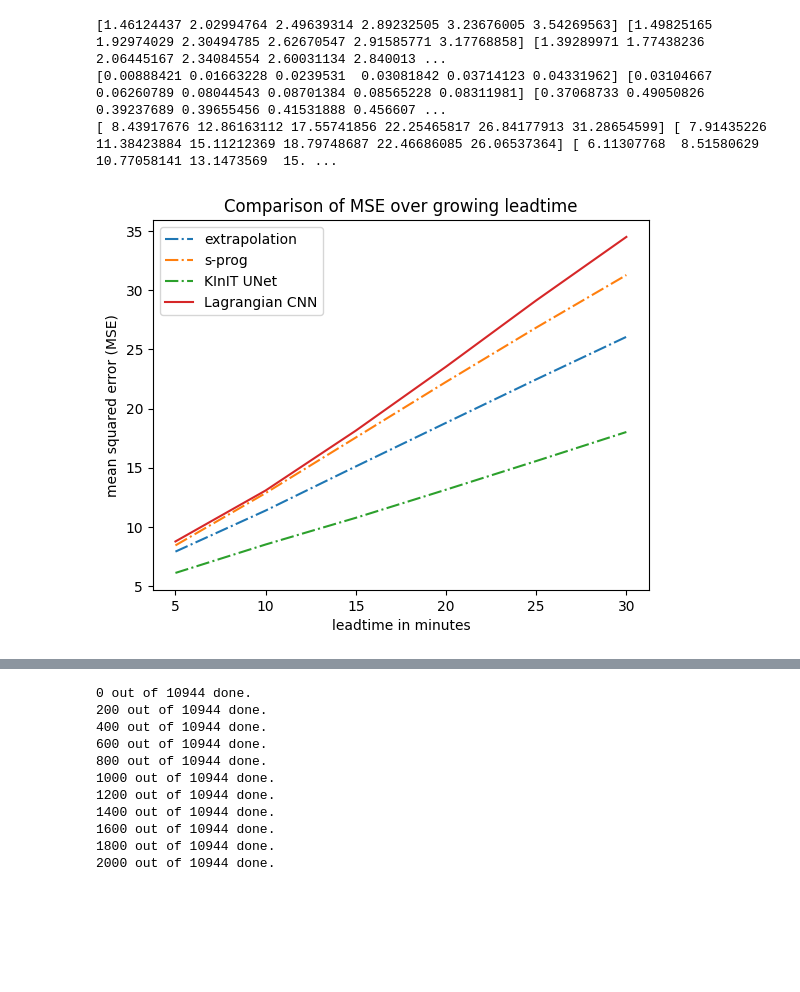
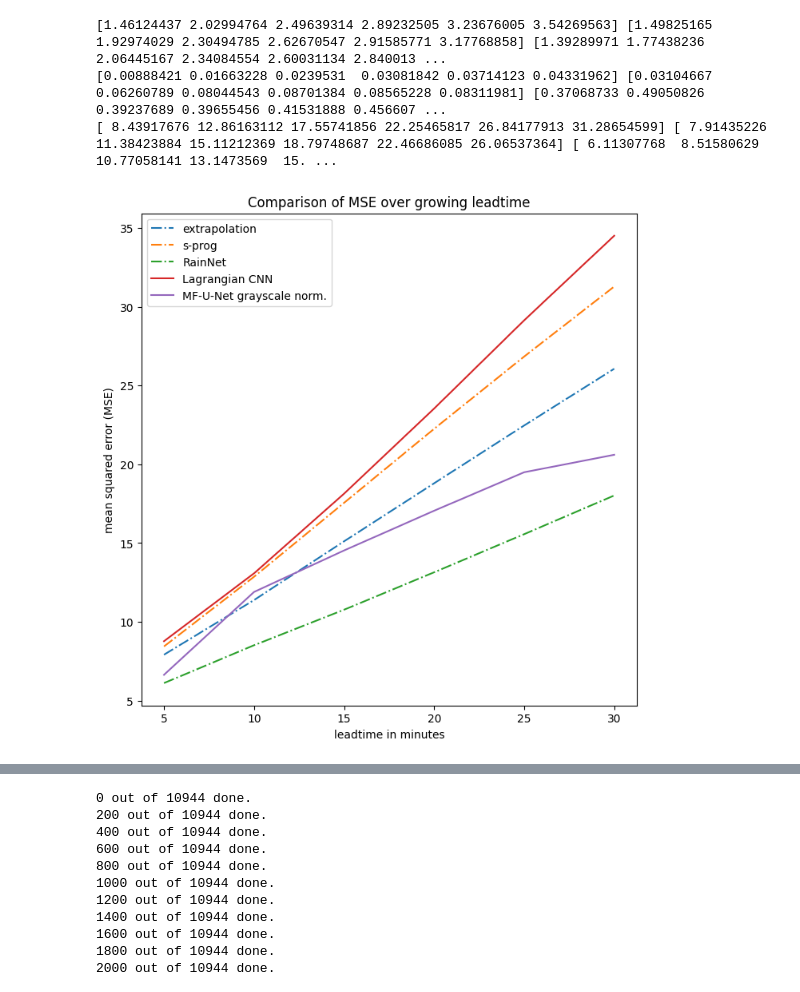
Before and after one commit to kinit-sk/softec-lagrangian-nowcasting, a Jupyter notebook: evaluation.ipynb, the cells around one changed output, grey strips where cells are left out. Drawn from its saved outputs; the diff is of its cells as text; code cells hidden in the pictures; blank space fills up the shorter version.

Commit message:
Regularized RMSE loss experiments

```diff
--- a/evaluation.ipynb
+++ b/evaluation.ipynb
@@ -38,7 +41,7 @@ def arr_reconstruct_uint8(
     arr = (arr - 64) / 2.0
     return arr
 # %%
-# calculate MAE and ME and MSE
+# camfulate MAE and ME and MSE
 leadtimes = range(6)
 
 def MSE(A, B):
@@ -57,22 +60,29 @@ tot_MSE_ep = np.zeros((len(targets),6), dtype=np.float64)
 tot_MAE_nn = np.zeros((len(targets),6), dtype=np.float64)
 tot_ME_nn = np.zeros((len(targets),6), dtype=np.float64)
 tot_MSE_nn = np.zeros((len(targets),6), dtype=np.float64)
-tot_MAE_lc = np.zeros((len(targets),6), dtype=np.float64)
+tot_MAE_mf = np.zeros((len(targets),6), dtype=np.float64)
 tot_ME_lc = np.zeros((len(targets),6), dtype=np.float64)
 tot_MSE_lc = np.zeros((len(targets),6), dtype=np.float64)
 tot_MAE_mf = np.zeros((len(targets),6), dtype=np.float64)
 tot_ME_mf = np.zeros((len(targets),6), dtype=np.float64)
 tot_MSE_mf = np.zeros((len(targets),6), dtype=np.float64)
+tot_MAE_mf_gs = np.zeros((len(targets),6), dtype=np.float64)
+tot_ME_mf_gs = np.zeros((len(targets),6), dtype=np.float64)
+tot_MSE_mf_gs = np.zeros((len(targets),6), dtype=np.float64)
 
-with h5py.File(lc_path, 'r') as lf, h5py.File(nn_path, 'r') as nf:
+with h5py.File(lc_path, 'r') as lf, h5py.File(nn_path, 'r') as nf, h5py.File(mf_path, 'r') as mf, h5py.File(mf_gs_path, 'r') as mf_gs:
     for i, idx in enumerate(targets):
         date = date_list[idx]
         date_lagged = date - timedelta(minutes=30)
 
         lc_group_date = lf.require_group(datetime.strftime(date_lagged, '%Y-%m-%d %H:%M:%S'))
         nn_group_date = nf.require_group(datetime.strftime(date_lagged, '%Y-%m-%d %H:%M:%S'))
-        lc_group_method = lc_group_date.require_group('lcnn-diff-rmse-230823-03')
-        nn_group_method = nn_group_date.require_group('lcnn-diff-rmse-230823-03')
+        mf_group_date = mf.require_group(datetime.strftime(date_lagged, '%Y-%m-%d %H:%M:%S'))
+        mf_gs_group_date = mf_gs.require_group(datetime.strftime(date_lagged, '%Y-%m-%d %H:%M:%S'))
+        lc_group_method = lc_group_date.require_group('mfnn-diff-rmse-230823-03')
+        nn_group_method = nn_group_date.require_group('mfnn-diff-rmse-230823-03')
+        mf_group_method = mf_group_date.require_group('mfunet_rmse')
+        mf_gs_group_method = mf_gs_group_date.require_group('mfunet_rmse')
 
         with open(sp_path.format(y=date_lagged.year, m=date_lagged.month, d=date_lagged.day, h=date_lagged.hour, min=date_lagged.minute), 'rb') as f:
                 output_sp = pickle.load(f)
@@ -87,15 +97,21 @@ with h5py.File(lc_path, 'r') as lf, h5py.File(nn_path, 'r') as nf:
 
             lc_group_leadtime = lc_group_method.require_group(str(leadtime+1))
             nn_group_leadtime = nn_group_method.require_group(str(leadtime+1))
+            mf_group_leadtime = mf_group_method.require_group(str(leadtime+1))
+            mf_gs_group_leadtime = mf_gs_group_method.require_group(str(leadtime+1))
 
             output_lc = arr_reconstruct_uint8(lc_group_leadtime['data'][()])
             output_nn = arr_reconstruct_uint8(nn_group_leadtime['data'][()])
+            output_mf = arr_reconstruct_uint8(mf_group_leadtime['data'][()])
+            output_mf_gs = arr_reconstruct_uint8(mf_gs_group_leadtime['data'][()])
 
             cut_output_sp = output_sp[leadtime][45:291, 45:291]
             cut_output_ep = output_ep[leadtime][45:291, 45:291]
 
             cut_output_lc = output_lc[45:291, 45:291]
             cut_output_nn = output_nn[45:291, 45:291]
+            cut_output_mf = output_mf[45:291, 45:291]
+            cut_output_mf_gs = output_mf_gs[45:291, 45:291]
 
             tot_MAE_sp[i, leadtime] = MAE(target, cut_output_sp)
             tot_ME_sp[i, leadtime] = ME(target, cut_output_sp)
@@ -109,6 +125,12 @@ with h5py.File(lc_path, 'r') as lf, h5py.File(nn_path, 'r') as nf:
             tot_MAE_lc[i, leadtime] = MAE(target, cut_output_lc)
             tot_ME_lc[i, leadtime] = ME(target, cut_output_lc)
             tot_MSE_lc[i, leadtime] = MSE(target, cut_output_lc)
+            tot_MAE_mf[i, leadtime] = MAE(target, cut_output_mf)
+            tot_ME_mf[i, leadtime] = ME(target, cut_output_mf)
+            tot_MSE_mf[i, leadtime] = MSE(target, cut_output_mf)
+            tot_MAE_mf_gs[i, leadtime] = MAE(target, cut_output_mf_gs)
+            tot_ME_mf_gs[i, leadtime] = ME(target, cut_output_mf_gs)
+            tot_MSE_mf_gs[i, leadtime] = MSE(target, cut_output_mf_gs)
 
         if (i % 200 == 0):
             print(f'{i} out of {len(targets)} done.')
@@ -143,6 +165,12 @@ MSE_nn = np.mean(tot_MSE_nn, axis=0)
 MAE_lc = np.mean(tot_MAE_lc, axis=0)
 ME_lc = np.mean(tot_ME_lc, axis=0)
 MSE_lc = np.mean(tot_MSE_lc, axis=0)
+MAE_mf = np.mean(tot_MAE_mf, axis=0)
+ME_mf = np.mean(tot_ME_mf, axis=0)
+MSE_mf = np.mean(tot_MSE_mf, axis=0)
+MAE_mf_gs = np.mean(tot_MAE_mf_gs, axis=0)
+ME_mf_gs = np.mean(tot_ME_mf_gs, axis=0)
+MSE_mf_gs = np.mean(tot_MSE_mf_gs, axis=0)
 
 print(MAE_ep, MAE_sp, MAE_nn, MAE_lc)
 print(ME_ep, ME_sp, ME_nn, ME_lc)
@@ -154,19 +182,23 @@ print(MSE_ep, MSE_sp, MSE_nn, MSE_lc)
 # %%
 # MSE plot
 %matplotlib inline
 x = [5,10,15,20,25,30]
+
+plt.figure(figsize=(8,8))
+
 plt.plot(x, MSE_sp, '-.', label='extrapolation')
 plt.plot(x, MSE_ep, '-.', label='s-prog')
-plt.plot(x, MSE_nn, '-.', label='KInIT UNet')
+plt.plot(x, MSE_nn, '-.', label='RainNet')
 plt.plot(x, MSE_lc, label='Lagrangian CNN')
+plt.plot(x, MSE_mf_gs, label='MF-U-Net grayscale norm.')
 
 plt.xlabel("leadtime in minutes")
 plt.ylabel("mean squared error (MSE)")
 plt.title('Comparison of MSE over growing leadtime')
 plt.legend(loc="upper left")
 plt.show()
 # %% [output]
-[figure, old version]
+[figure, new version]
 # %%
 # MAE plot
 %matplotlib inline
```
Also changed, not shown: parts of 4 cells of this notebook, 4 other files.
